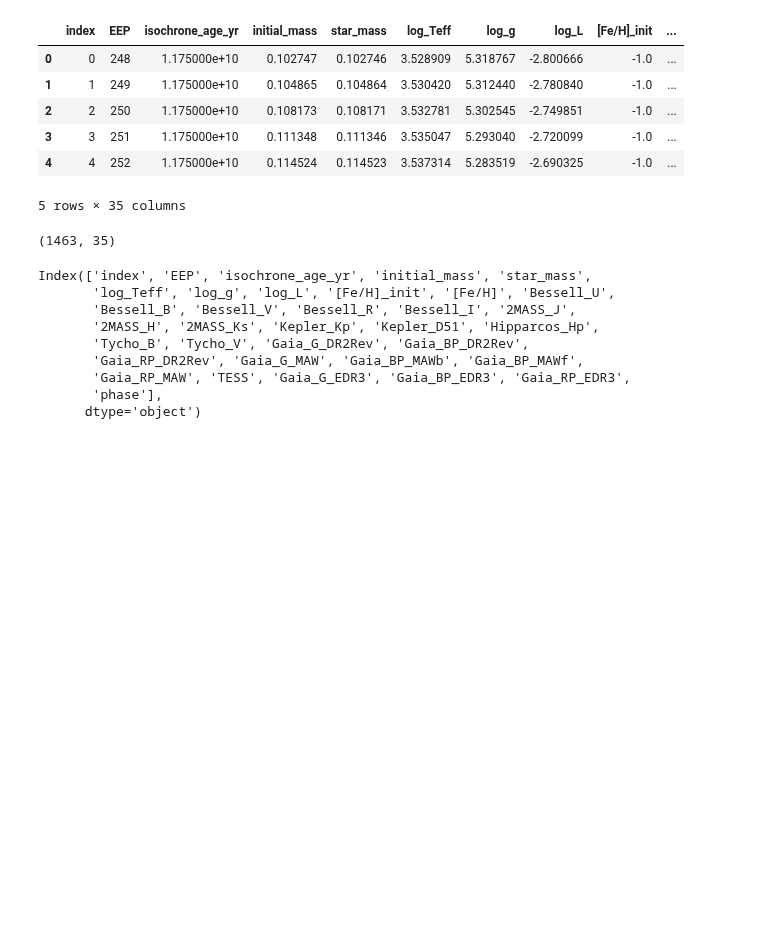
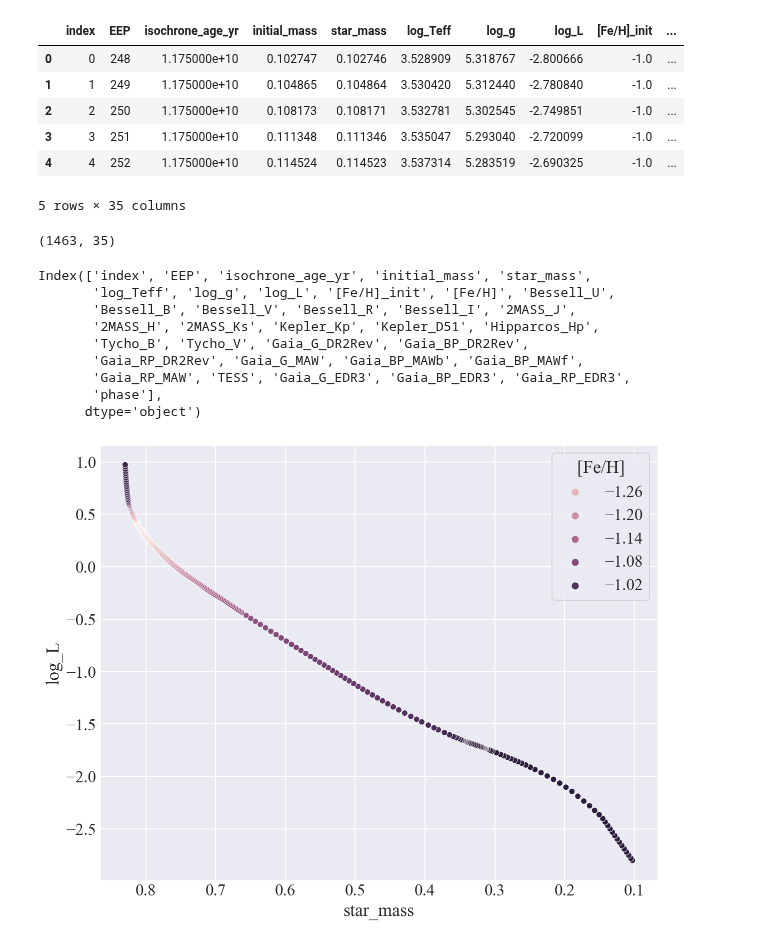
Before and after one commit to pjs902/honours-thesis, a Jupyter notebook: notebooks/isochrones.ipynb, the cells around one changed output. Saved outputs shown, nothing was run; the diff lists cells and outputs as text; code cells hidden in the pictures; blank space fills up the shorter version.

```diff
--- a/notebooks/isochrones.ipynb
+++ b/notebooks/isochrones.ipynb
@@ -74,6 +89,14 @@ Index(['index', 'EEP', 'isochrone_age_yr', 'initial_mass', 'star_mass',
        'Gaia_RP_MAW', 'TESS', 'Gaia_G_EDR3', 'Gaia_BP_EDR3', 'Gaia_RP_EDR3',
        'phase'],
       dtype='object')
+# %%
+plt.figure()
+# this is hacky but whatever
+sns.scatterplot(data=data[0 : int(1463 / 6)], x="star_mass", y="log_L", hue="[Fe/H]")
+
+plt.gca().invert_xaxis()
+# %% [output]
+[figure, added]
 # %%
 plt.figure()
 # this is hacky but whatever
```
Also changed, not shown: parts of 8 cells of this notebook.
